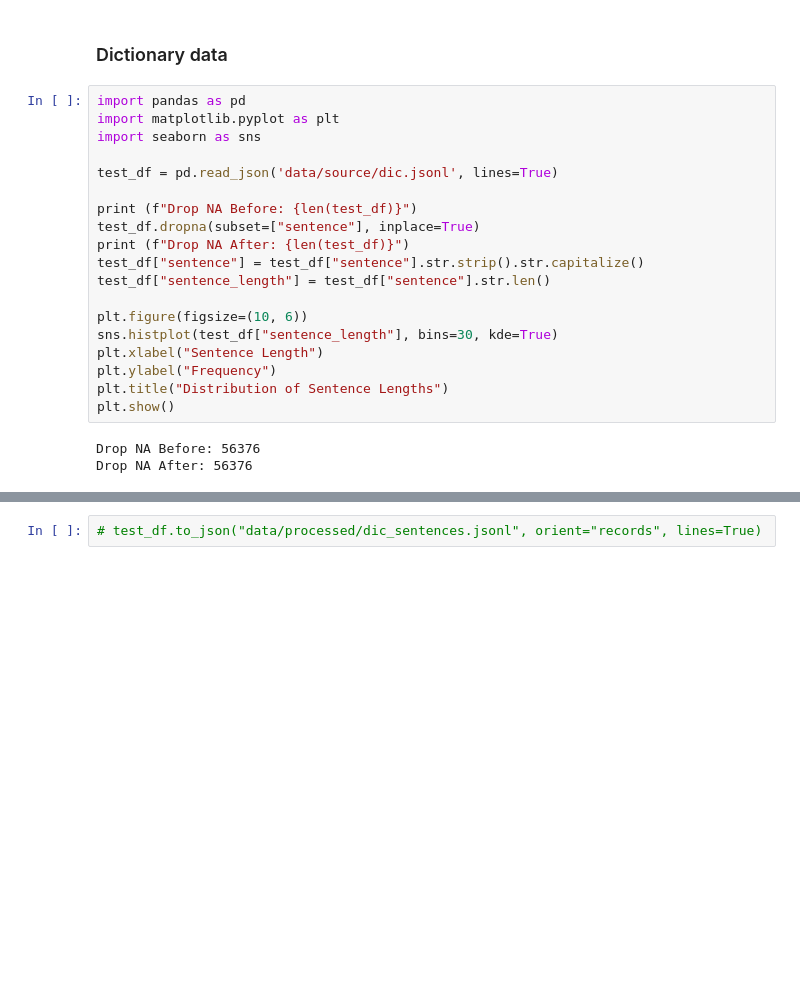
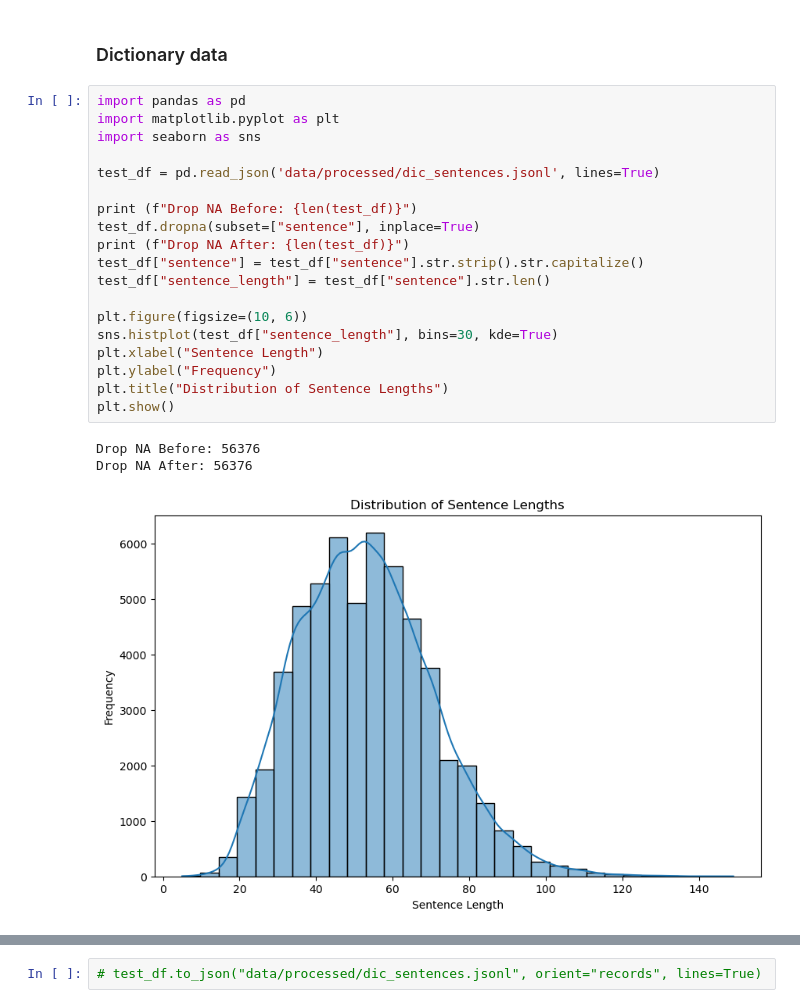
Before and after one commit to DobricLilujun/mt_luxembourgish, a Jupyter notebook: notebook/data_preprocessing_final.ipynb, the cells around one changed output, grey strips where cells are left out. Cells and saved outputs as stored; diff of their text form; blank space fills up the shorter version.

```diff
--- a/notebook/data_preprocessing_final.ipynb
+++ b/notebook/data_preprocessing_final.ipynb
@@ -13,22 +13,23 @@ The datasets contain three different type of resource.
 # %%
 import pandas as pd
 import matplotlib.pyplot as plt
 import seaborn as sns
 
-test_df = pd.read_json('data/source/dic.jsonl', lines=True)
+test_df = pd.read_json('data/processed/dic_sentences.jsonl', lines=True)
 
 print (f"Drop NA Before: {len(test_df)}")
 test_df.dropna(subset=["sentence"], inplace=True)
 print (f"Drop NA After: {len(test_df)}")
 test_df["sentence"] = test_df["sentence"].str.strip().str.capitalize()
 test_df["sentence_length"] = test_df["sentence"].str.len()
 
 plt.figure(figsize=(10, 6))
 sns.histplot(test_df["sentence_length"], bins=30, kde=True)
 plt.xlabel("Sentence Length")
 plt.ylabel("Frequency")
 plt.title("Distribution of Sentence Lengths")
 plt.show()
 # %% [output]
 Drop NA Before: 56376
 Drop NA After: 56376
+[figure, added]
```
Also changed, not shown: parts of 7 cells of this notebook, 2 other files.
